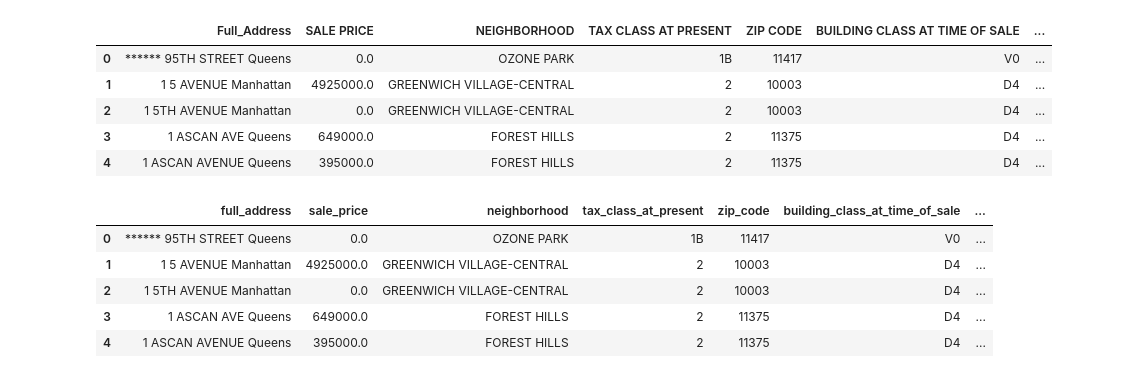
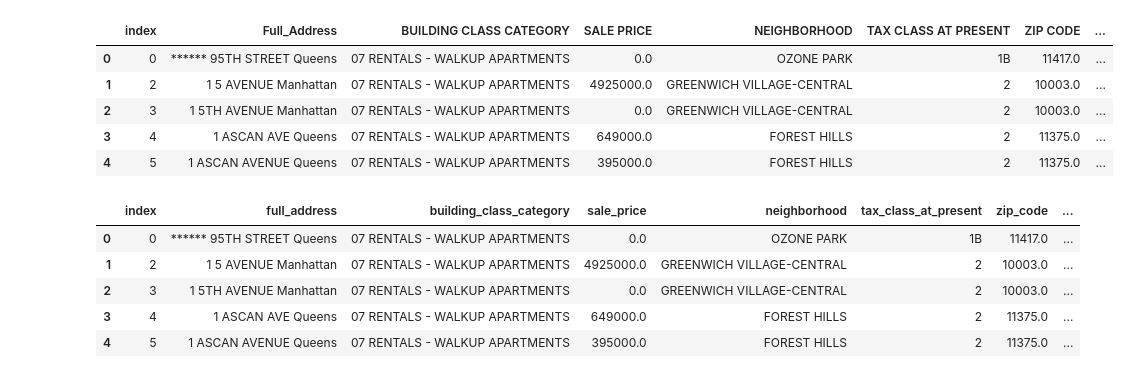
Before and after one commit to shadeetabasi/nyc-realestate-and-trees-project, a Jupyter notebook: Keiko /loading_real_estate_data_to_sql.ipynb, the cells around one changed output. Saved outputs shown, nothing was run; the diff lists cells and outputs as text; code cells hidden in the pictures.

Commit message:
added building column

```diff
--- a/Keiko /loading_real_estate_data_to_sql.ipynb
+++ b/Keiko /loading_real_estate_data_to_sql.ipynb
@@ -3,18 +3,19 @@ import pandas as pd
 from sqlalchemy import create_engine
 # %%
 #loaded CSV
-real_estate ="data/nyc_real_estate_cleaned_final.csv"
+real_estate ="data/nyc_real_estate_building_final_use_this.csv"
 real_estate_df = pd.read_csv(real_estate)
 real_estate_df.head()
 # %% [output]
-|  | Full_Address | SALE PRICE | NEIGHBORHOOD | TAX CLASS AT PRESENT | ZIP CODE | BUILDING CLASS AT TIME OF SALE | ... |
-| 0 | ****** 95TH STREET Queens | 0.0 | OZONE PARK | 1B | 11417 | V0 | ... |
-| 1 | 1 5 AVENUE Manhattan | 4925000.0 | GREENWICH VILLAGE-CENTRAL | 2 | 10003 | D4 | ... |
-| 2 | 1 5TH AVENUE Manhattan | 0.0 | GREENWICH VILLAGE-CENTRAL | 2 | 10003 | D4 | ... |
-| 3 | 1 ASCAN AVE Queens | 649000.0 | FOREST HILLS | 2 | 11375 | D4 | ... |
-| 4 | 1 ASCAN AVENUE Queens | 395000.0 | FOREST HILLS | 2 | 11375 | D4 | ... |
+|  | index | Full_Address | BUILDING CLASS CATEGORY | SALE PRICE | NEIGHBORHOOD | TAX CLASS AT PRESENT | ZIP CODE | ... |
+| 0 | 0 | ****** 95TH STREET Queens | 07 RENTALS - WALKUP APARTMENTS | 0.0 | OZONE PARK | 1B | 11417.0 | ... |
+| 1 | 2 | 1 5 AVENUE Manhattan | 07 RENTALS - WALKUP APARTMENTS | 4925000.0 | GREENWICH VILLAGE-CENTRAL | 2 | 10003.0 | ... |
+| 2 | 3 | 1 5TH AVENUE Manhattan | 07 RENTALS - WALKUP APARTMENTS | 0.0 | GREENWICH VILLAGE-CENTRAL | 2 | 10003.0 | ... |
+| 3 | 4 | 1 ASCAN AVE Queens | 07 RENTALS - WALKUP APARTMENTS | 649000.0 | FOREST HILLS | 2 | 11375.0 | ... |
+| 4 | 5 | 1 ASCAN AVENUE Queens | 07 RENTALS - WALKUP APARTMENTS | 395000.0 | FOREST HILLS | 2 | 11375.0 | ... |
 # %%
 real_estate_df = real_estate_df.rename(columns={"Full_Address": "full_address",
+                                               "BUILDING CLASS CATEGORY": "building_class_category",
                                                "SALE PRICE": "sale_price",
                                                "NEIGHBORHOOD": "neighborhood",
                                                "TAX CLASS AT PRESENT": "tax_class_at_present",
@@ -26,12 +27,12 @@ real_estate_df = real_estate_df.rename(columns={"Full_Address": "full_address",
 
 real_estate_df.head()
 # %% [output]
-|  | full_address | sale_price | neighborhood | tax_class_at_present | zip_code | building_class_at_time_of_sale | ... |
-| 0 | ****** 95TH STREET Queens | 0.0 | OZONE PARK | 1B | 11417 | V0 | ... |
-| 1 | 1 5 AVENUE Manhattan | 4925000.0 | GREENWICH VILLAGE-CENTRAL | 2 | 10003 | D4 | ... |
-| 2 | 1 5TH AVENUE Manhattan | 0.0 | GREENWICH VILLAGE-CENTRAL | 2 | 10003 | D4 | ... |
-| 3 | 1 ASCAN AVE Queens | 649000.0 | FOREST HILLS | 2 | 11375 | D4 | ... |
-| 4 | 1 ASCAN AVENUE Queens | 395000.0 | FOREST HILLS | 2 | 11375 | D4 | ... |
+|  | index | full_address | building_class_category | sale_price | neighborhood | tax_class_at_present | zip_code | ... |
+| 0 | 0 | ****** 95TH STREET Queens | 07 RENTALS - WALKUP APARTMENTS | 0.0 | OZONE PARK | 1B | 11417.0 | ... |
+| 1 | 2 | 1 5 AVENUE Manhattan | 07 RENTALS - WALKUP APARTMENTS | 4925000.0 | GREENWICH VILLAGE-CENTRAL | 2 | 10003.0 | ... |
+| 2 | 3 | 1 5TH AVENUE Manhattan | 07 RENTALS - WALKUP APARTMENTS | 0.0 | GREENWICH VILLAGE-CENTRAL | 2 | 10003.0 | ... |
+| 3 | 4 | 1 ASCAN AVE Queens | 07 RENTALS - WALKUP APARTMENTS | 649000.0 | FOREST HILLS | 2 | 11375.0 | ... |
+| 4 | 5 | 1 ASCAN AVENUE Queens | 07 RENTALS - WALKUP APARTMENTS | 395000.0 | FOREST HILLS | 2 | 11375.0 | ... |
 # %%
 #connect engine
 ###note to group, update local host location and name of database to reflect what is on your system
```
Also changed, not shown: parts of 1 cell of this notebook, 2 other files.
